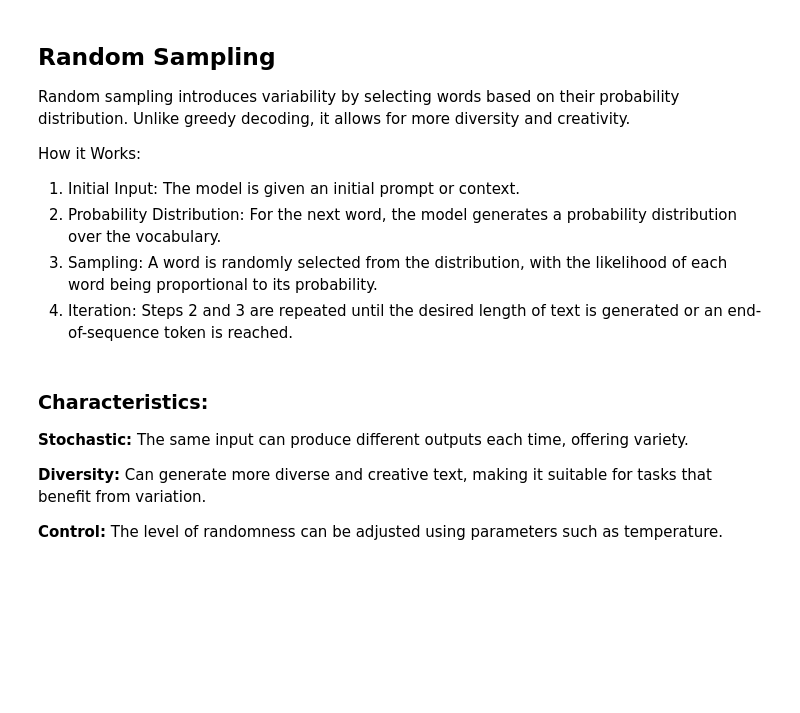
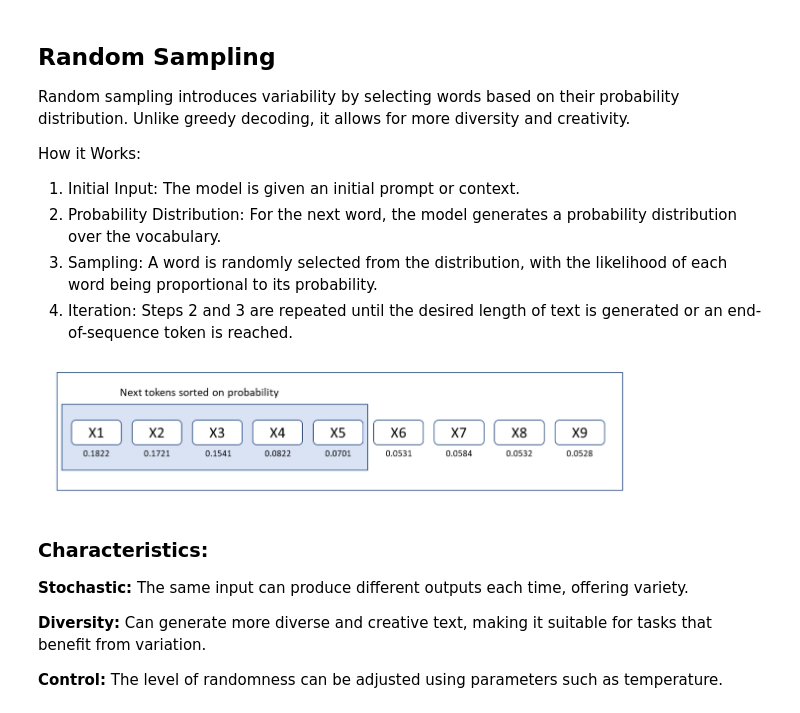
Before and after one commit to tiagomosantos/CapstoneProject, a Jupyter notebook: notebooks/class_8_notebook_part1.ipynb, the cells around one changed output. Saved outputs shown, nothing was run; the diff lists cells and outputs as text; code cells hidden in the pictures; blank space fills up the shorter version.

```diff
--- a/notebooks/class_8_notebook_part1.ipynb
+++ b/notebooks/class_8_notebook_part1.ipynb
@@ -2,7 +2,7 @@
 # **Class 8: Introduction to Generative AI**
 # %%
 from IPython.display import Image, display
-project_path = '/Users/tmsantos/Documents/CapstoneProject/'
+project_path = "C:/Users/tiago/OneDrive/Documentos/CapstoneProject/"
 # %% [markdown]
 ## Part 1 - Decoders
 # %%
@@ -302,7 +302,9 @@ How it Works:
 3. Sampling: A word is randomly selected from the distribution, with the likelihood of each word being proportional to its probability.
 4. Iteration: Steps 2 and 3 are repeated until the desired length of text is generated or an end-of-sequence token is reached.
 # %%
-display(Image(filename='images/random.png', width=600, height=200))
+display(Image(filename=project_path+'images/class8/random.png', width=600, height=200))
+# %% [output]
+[figure, added]
 # %% [markdown]
 ### Characteristics:
 
```
Also changed, not shown: parts of 1 cell of this notebook, 3 other files.
